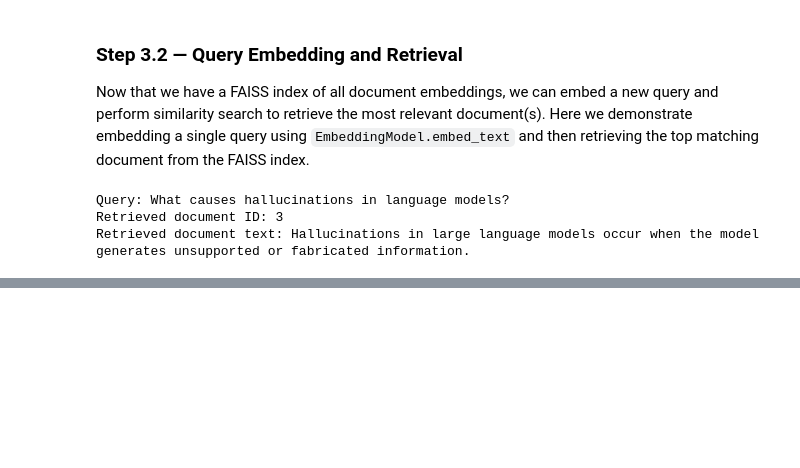
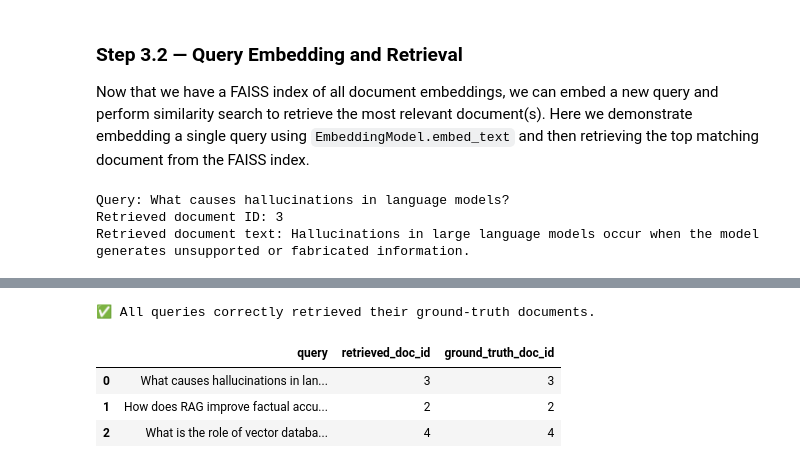
Before and after one commit to jsandino/rag-evaluation-framework, a Jupyter notebook: notebooks/rag_evaluation.ipynb, the cells around one changed output, grey strips where cells are left out. Cells and saved outputs as stored; diff of their text form; code cells hidden in the pictures; blank space fills up the shorter version.

```diff
--- a/notebooks/rag_evaluation.ipynb
+++ b/notebooks/rag_evaluation.ipynb
@@ -213,0 +273,40 @@ Retrieved document text: Hallucinations in large language models occur when the
+# %%
+# Perform retrieval for all queries and validate
+query_texts = [q["query"] for q in queries]
+query_embeddings = embed_model.embed_texts(query_texts)
+
+retrieval_results = []
+
+for query_text, query_emb, q in zip(query_texts, query_embeddings, queries):
+    # FAISS expects a 2D numpy array
+    query_vector = np.array([query_emb], dtype="float32")
+
+    # Retrieve top k documents (here k=1 to match our synthetic setup)
+    D, I = index.search(query_vector, k=1)
+
+    retrieved_doc_id = int(embeddings_df.iloc[I[0][0]]["id"])
+
+    retrieval_results.append({
+        "query": query_text,
+        "retrieved_doc_id": retrieved_doc_id,
+        "ground_truth_doc_id": q["ground_truth_doc_id"]
+    })
+
+# Convert to DataFrame for easier inspection
+retrieval_df = pd.DataFrame(retrieval_results)
+
+# Assert all queries retrieved the expected document
+for i, row in retrieval_df.iterrows():
+    assert row["retrieved_doc_id"] == row["ground_truth_doc_id"], (
+        f"Query '{row['query']}' expected doc {row['ground_truth_doc_id']}, "
+        f"got {row['retrieved_doc_id']}"
+    )
+
+print("✅ All queries correctly retrieved their ground-truth documents.")
+retrieval_df
+# %% [output]
+✅ All queries correctly retrieved their ground-truth documents.
+|  | query | retrieved_doc_id | ground_truth_doc_id |
+| 0 | What causes hallucinations in lan... | 3 | 3 |
+| 1 | How does RAG improve factual accu... | 2 | 2 |
+| 2 | What is the role of vector databa... | 4 | 4 |
```
Also changed, not shown: parts of 4 cells of this notebook, 1 other file.
